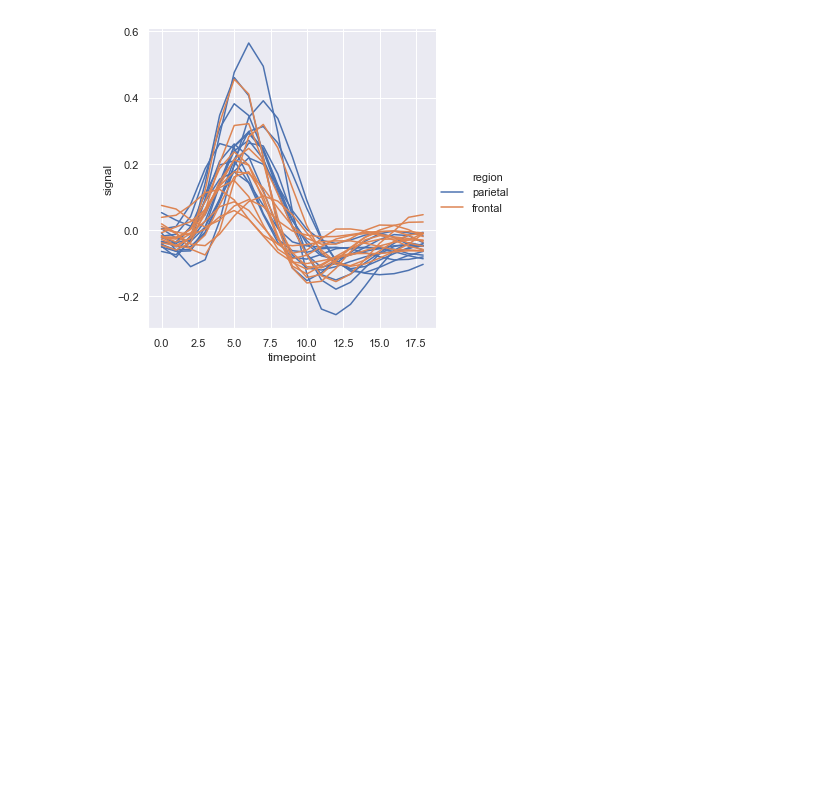
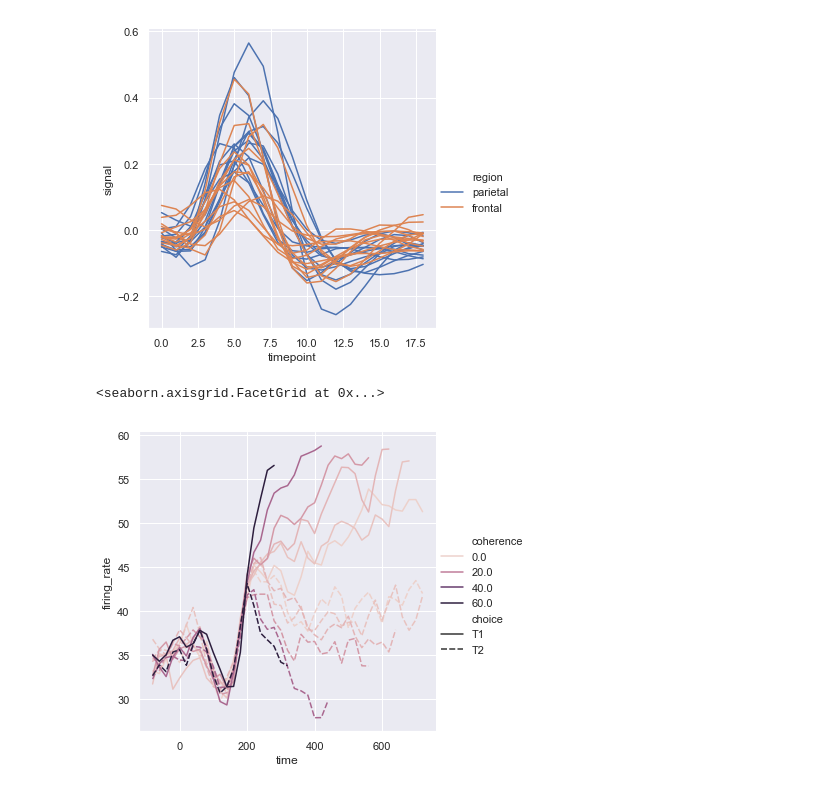
Before and after one commit to kelly-gilbert/tutorials-seaborn, a Jupyter notebook: tutorials-seaborn.ipynb, the cells around one changed output. Drawn from its saved outputs; the diff is of its cells as text; code cells hidden in the pictures; blank space fills up the shorter version.

Commit message:
continued tutorial continued: line plots

```diff
--- a/tutorials-seaborn.ipynb
+++ b/tutorials-seaborn.ipynb
@@ -158,3 +158,16 @@ sns.relplot(x="timepoint", y="signal", kind="line",
 # %% [output]
 <seaborn.axisgrid.FacetGrid at 0x...>
 [figure]
+# %%
+# default coloring will be linear if the
+# hue semantic is numeric
+dots = sns.load_dataset("dots").query("align == 'dots'")
+sns.relplot(x="time", y="firing_rate",
+            hue = "coherence", style="choice",
+            kind="line", data=dots)
+
+# default color scale doesn't work well here,
+# because the coherence values are log scaled
+# %% [output]
+<seaborn.axisgrid.FacetGrid at 0x...>
+[figure, added]
```
Also changed, not shown: parts of 15 cells of this notebook.
